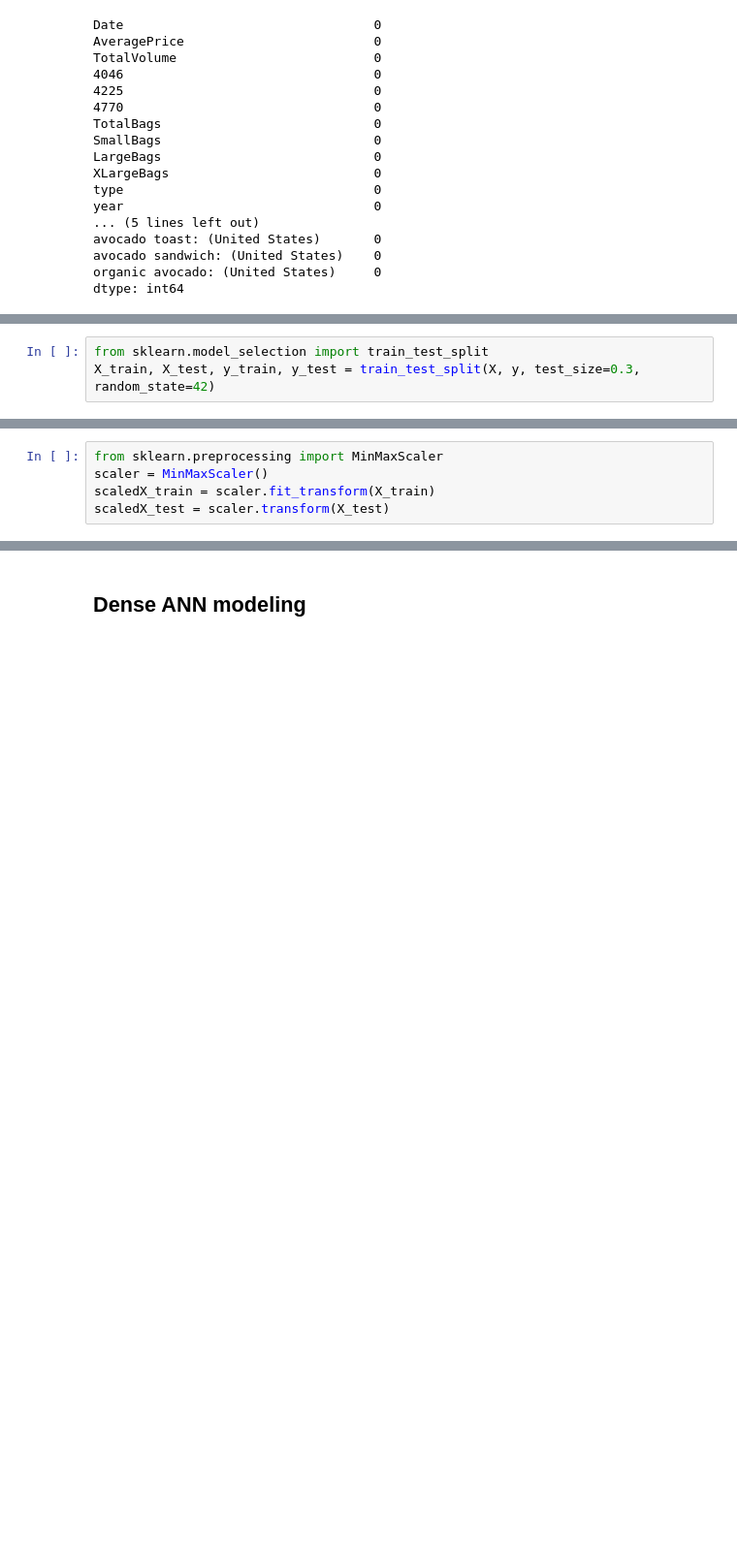
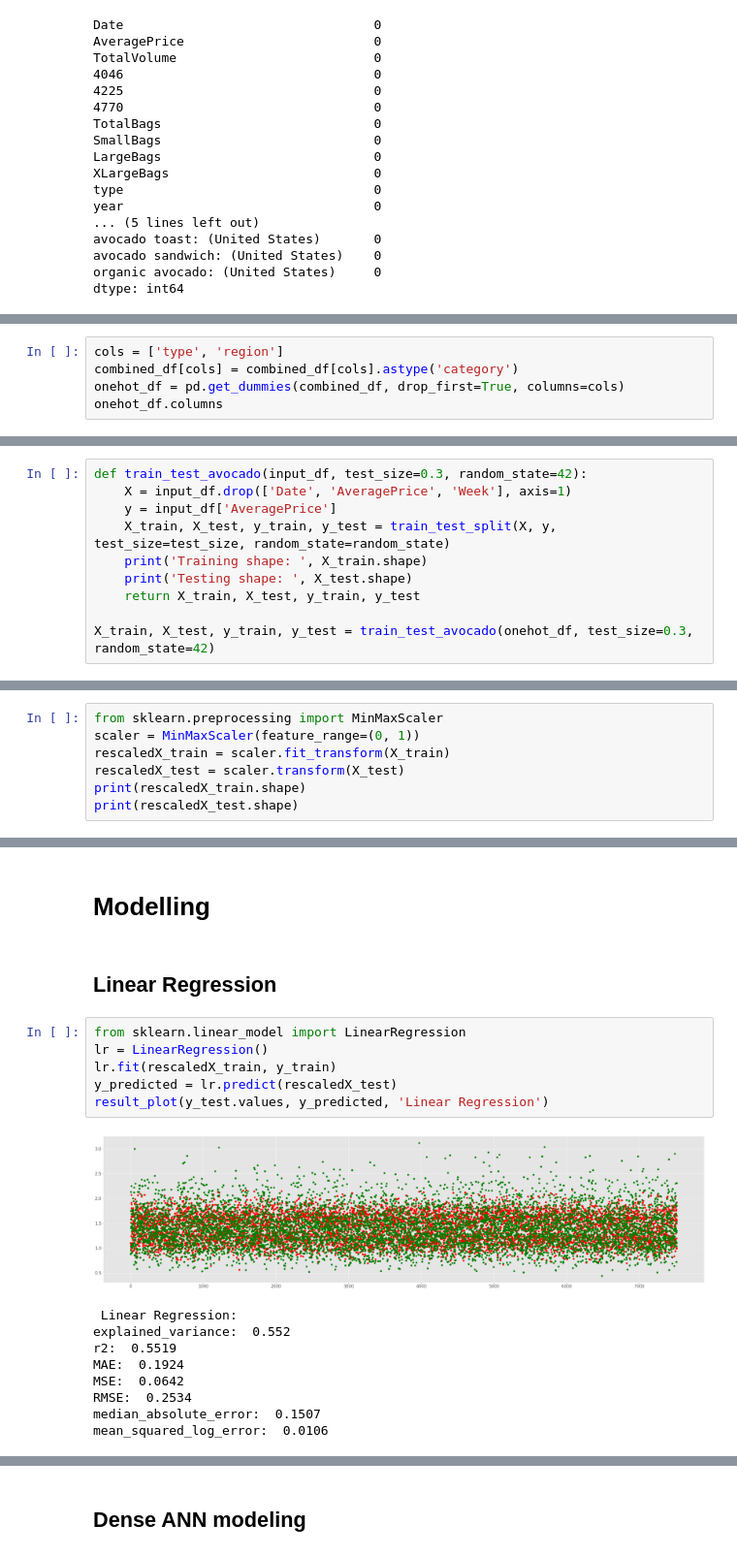
Before and after one commit to potus84/DS-ML-CASE-AVOCADO-KING-, a Jupyter notebook: Preprocessing_Modelling.ipynb, the cells around one changed output, grey strips where cells are left out. Shown at 97% size. Drawn from its saved outputs; the diff is of its cells as text; blank space fills up the shorter version.

Commit message:
Add linear and better outlining

```diff
--- a/Preprocessing_Modelling.ipynb
+++ b/Preprocessing_Modelling.ipynb
@@ -466,3 +434,0 @@ y = combined_df['AveragePrice']
-# %%
-from sklearn.model_selection import train_test_split
-X_train, X_test, y_train, y_test = train_test_split(X, y, test_size=0.3, random_state=42)
@@ -468,0 +437,5 @@ X_train, X_test, y_train, y_test = train_test_split(X, y, test_size=0.3, random_
+# %%
+cols = ['type', 'region']
+combined_df[cols] = combined_df[cols].astype('category')
+onehot_df = pd.get_dummies(combined_df, drop_first=True, columns=cols)
+onehot_df.columns
@@ -468,0 +483,10 @@ X_train, X_test, y_train, y_test = train_test_split(X, y, test_size=0.3, random_
+# %%
+def train_test_avocado(input_df, test_size=0.3, random_state=42):
+    X = input_df.drop(['Date', 'AveragePrice', 'Week'], axis=1)
+    y = input_df['AveragePrice']
+    X_train, X_test, y_train, y_test = train_test_split(X, y, test_size=test_size, random_state=random_state)
+    print('Training shape: ', X_train.shape)
+    print('Testing shape: ', X_test.shape)
+    return X_train, X_test, y_train, y_test
+
+X_train, X_test, y_train, y_test = train_test_avocado(onehot_df, test_size=0.3, random_state=42)
@@ -471,5 +498,7 @@ X_train, X_test, y_train, y_test = train_test_split(X, y, test_size=0.3, random_
 # %%
 from sklearn.preprocessing import MinMaxScaler
-scaler = MinMaxScaler()
-scaledX_train = scaler.fit_transform(X_train)
-scaledX_test = scaler.transform(X_test)
+scaler = MinMaxScaler(feature_range=(0, 1))
+rescaledX_train = scaler.fit_transform(X_train)
+rescaledX_test = scaler.transform(X_test)
+print(rescaledX_train.shape)
+print(rescaledX_test.shape)
@@ -475,0 +553,20 @@ scaledX_test = scaler.transform(X_test)
+# %% [markdown]
+# Modelling
+# %% [markdown]
+## Linear Regression
+# %%
+from sklearn.linear_model import LinearRegression
+lr = LinearRegression()
+lr.fit(rescaledX_train, y_train)
+y_predicted = lr.predict(rescaledX_test)
+result_plot(y_test.values, y_predicted, 'Linear Regression')
+# %% [output]
+[figure, added]
+ Linear Regression:
+explained_variance:  0.552
+r2:  0.5519
+MAE:  0.1924
+MSE:  0.0642
+RMSE:  0.2534
+median_absolute_error:  0.1507
+mean_squared_log_error:  0.0106
```
Also changed, not shown: parts of 40 cells of this notebook.
